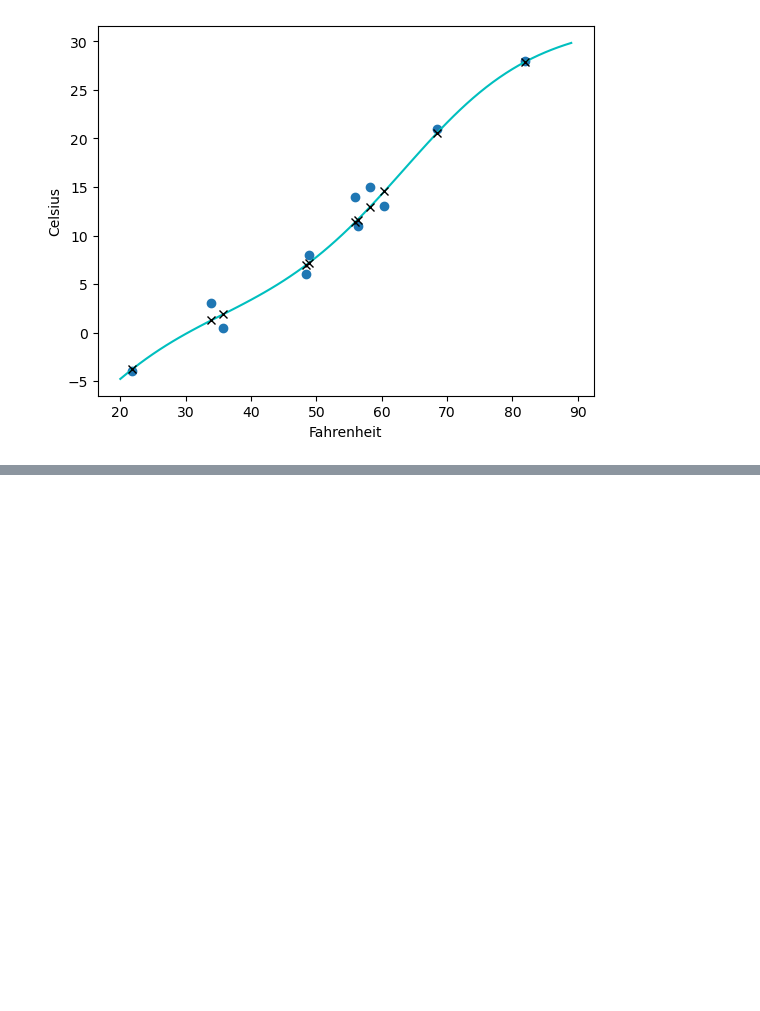
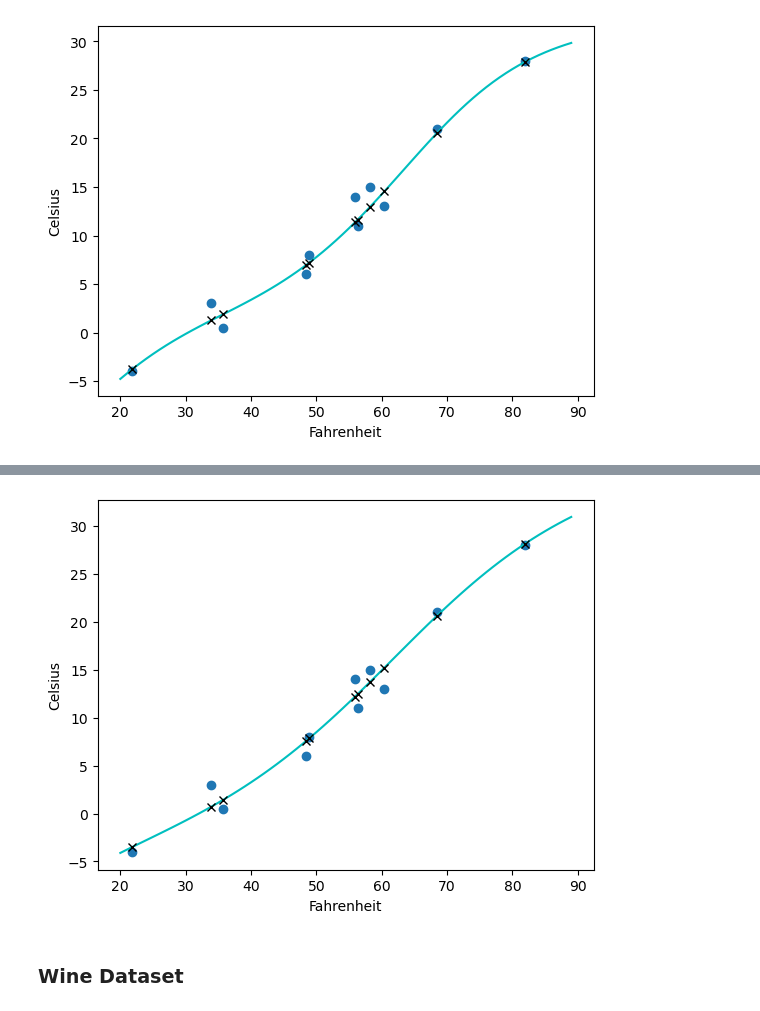
Before and after one commit to yahyavaleo/dlwpt, a Jupyter notebook: chapter6/neural-networks.ipynb, the cells around one changed output, grey strips where cells are left out. Cells and saved outputs as stored; diff of their text form; code cells hidden in the pictures; blank space fills up the shorter version.

```diff
--- a/chapter6/neural-networks.ipynb
+++ b/chapter6/neural-networks.ipynb
@@ -239,0 +398,3 @@ plt.show()
+# %%
+experiment(hidden_neurons=20, learning_rate=1e-3, savefig=True, figname="data/overfitted-model.png")
+# %% [output]
@@ -239,0 +408,3 @@ plt.show()
+[figure, added]
+# %% [markdown]
+### Wine Dataset
```
Also changed, not shown: parts of 29 cells of this notebook, 7 other files.
